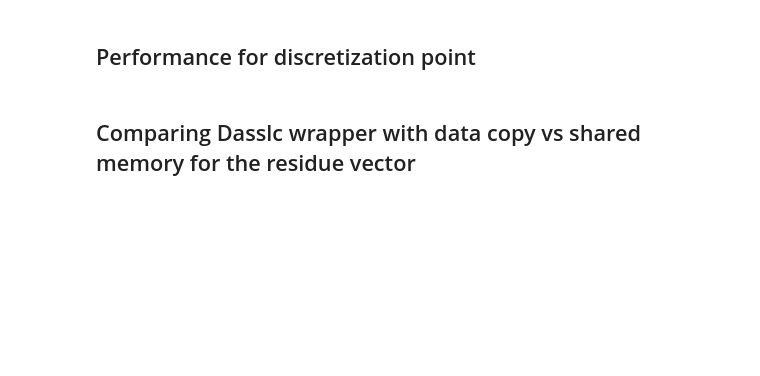
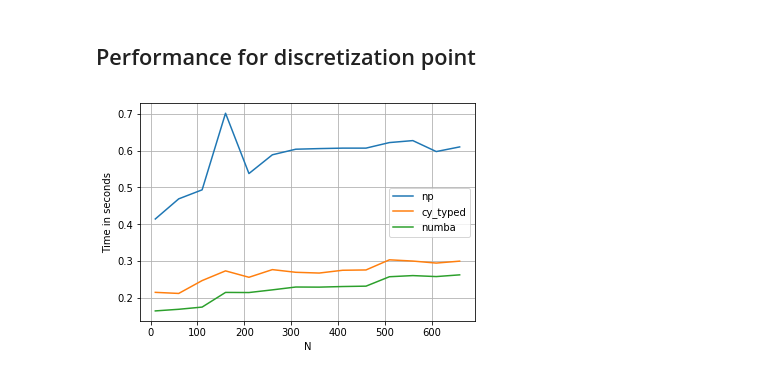
Before and after one commit to caiofcm/scientific-computing, a Jupyter notebook: cases/Comparision_cython_numpy_bumba.ipynb, the cells around one changed output. Drawn from its saved outputs; the diff is of its cells as text; code cells hidden in the pictures; blank space fills up the shorter version.

Commit message:
Cases -> numba vs cython vs numpy broadcasting comparison for ode solution

```diff
--- a/cases/Comparision_cython_numpy_bumba.ipynb
+++ b/cases/Comparision_cython_numpy_bumba.ipynb
@@ -228,10 +258,13 @@ cdef class Pfr_Cython:
                                                 self.D, self.vz,
                                                 self.k, self.Cf, self.h)
         return rhs
+# %%
+#initialize_cy_pfr_model(NPTS)
+pr_Cy = Pfr_Cython(NPTS)
+cy_args = solver_setup_base(NPTS)
+# return [t0, y0, par, rtol, atol]
+rhs_for_cy = np.zeros_like(cy_args[1])
+cy_args[2] = rhs_for_cy
 # %%
-#initialize_cy_pfr_model(NPTS)
-pr_Cy = Pfr_Cython(NPTS)
-cy_args = solver_setup_base(NPTS)
-cy_args[3] = None
 o = %timeit -r 10 -n 1 -o dyn_solver(pr_Cy.cython_model, *cy_args)
 # %% [output]
@@ -254,10 +286,12 @@ spec = [
 ]
 Numba_PFR = numba.jitclass(spec)(pfr)
 jitted_pfr_model = numba.jit(model_pfr, nopython=True)
+# def wrapper_numba_fun(t, y, par):
+#     """integrate.ode cannot operate directly in the jitted function!"""
+#     return jitted_pfr_model(t, y, par)
 numba_pfr = Numba_PFR(NPTS)
 numba_args = solver_setup_base(NPTS)
-numba_args[3] = numba_pfr
-dyn_solver(jitted_pfr_model, *numba_args);
+numba_args[2] = numba_pfr
 # %%
 o = %timeit -r 10 -n 1 -o dyn_solver(jitted_pfr_model, *numba_args)
 # %% [output]
@@ -266,13 +300,19 @@ o = %timeit -r 10 -n 1 -o dyn_solver(jitted_pfr_model, *numba_args)
 ## Performance for discretization point
 # %%
 def setups_all(N):
+    # Numpy
     base_args = solver_setup_base(N)
+
+    # Cython
     pr_Cy = Pfr_Cython(N)
     cy_args = solver_setup_base(N)
-    cy_args[3] = None
+    rhs_for_cy = np.zeros_like(cy_args[1])
+    cy_args[2] = rhs_for_cy
+
+    # Numba
     numba_pfr = Numba_PFR(N)
     numba_args = solver_setup_base(N)
-    numba_args[3] = numba_pfr
+    numba_args[2] = numba_pfr
     return base_args, (pr_Cy, cy_args), numba_args
 
 def run_py(opts_setup):
@@ -293,22 +333,24 @@ def run_cy_naive(opts_setup):
     return 0
 
 def run_cy_typed(opts_setup):
+    #dyn_solver(pr_Cy.cython_model, *cy_args)
     dyn_solver(opts_setup[1][0].cython_model, *opts_setup[1][1])
     return 0
 
 def run_numba(opts_setup):
-    dyn_solver(jitted_pfr_model, *opts_setup[2])
+    numba_args = opts_setup[2]
+    # solve_ivp(numba_model_fun, [0, numba_args[0]], numba_args[1], method='BDF')
+    dyn_solver(jitted_pfr_model, *numba_args)
     return 0
 
 kernels = [run_np, run_cy_typed, run_numba]
 # %%
 perfplot.show(
     setup= setups_all,
     kernels= kernels,
-    #labels=['py', 'np', 'cy_naive', 'cy_typed', 'numba'],
     labels=['np', 'cy_typed', 'numba'],
-    n_range=[10*k for k in range(1, 100+10, 100)], #n_range=[2**k for k in range(1, 100 + 10, 10)],
+    n_range=[10*k for k in range(1, 60+10, 5)], #n_range=[2**k for k in range(1, 100 + 10, 10)],
     xlabel='N'
     )
+# %% [output]
+[figure, added]
-# %% [markdown]
-## Comparing Dasslc wrapper with data copy vs shared memory for the residue vector
```
Also changed, not shown: parts of 14 cells of this notebook.
